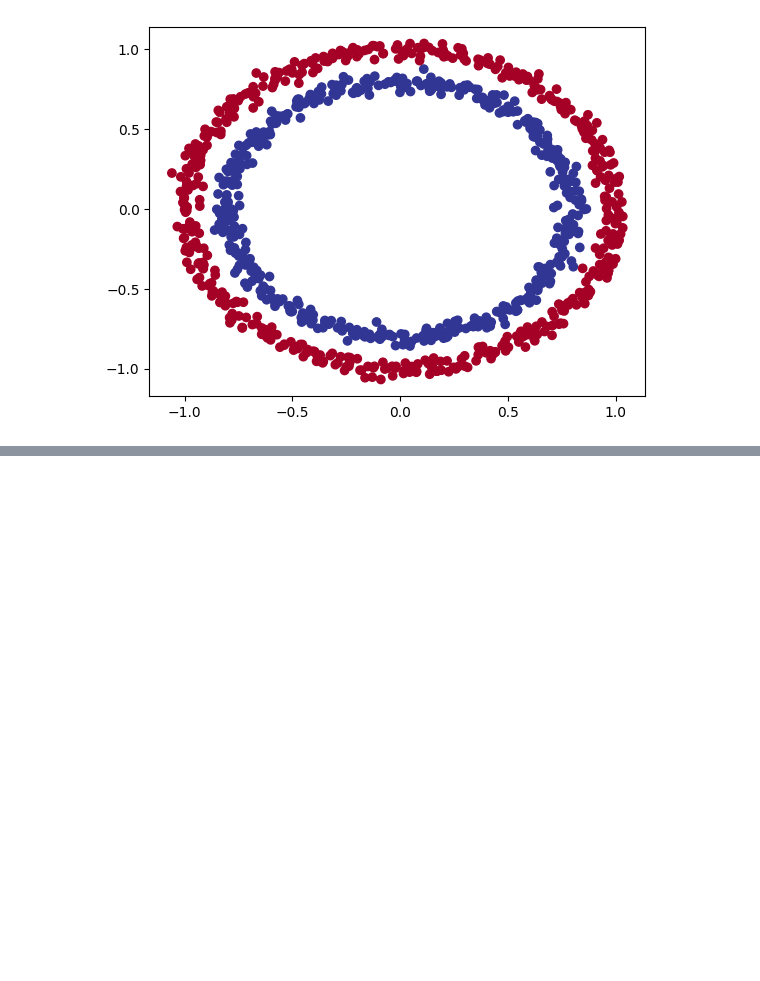
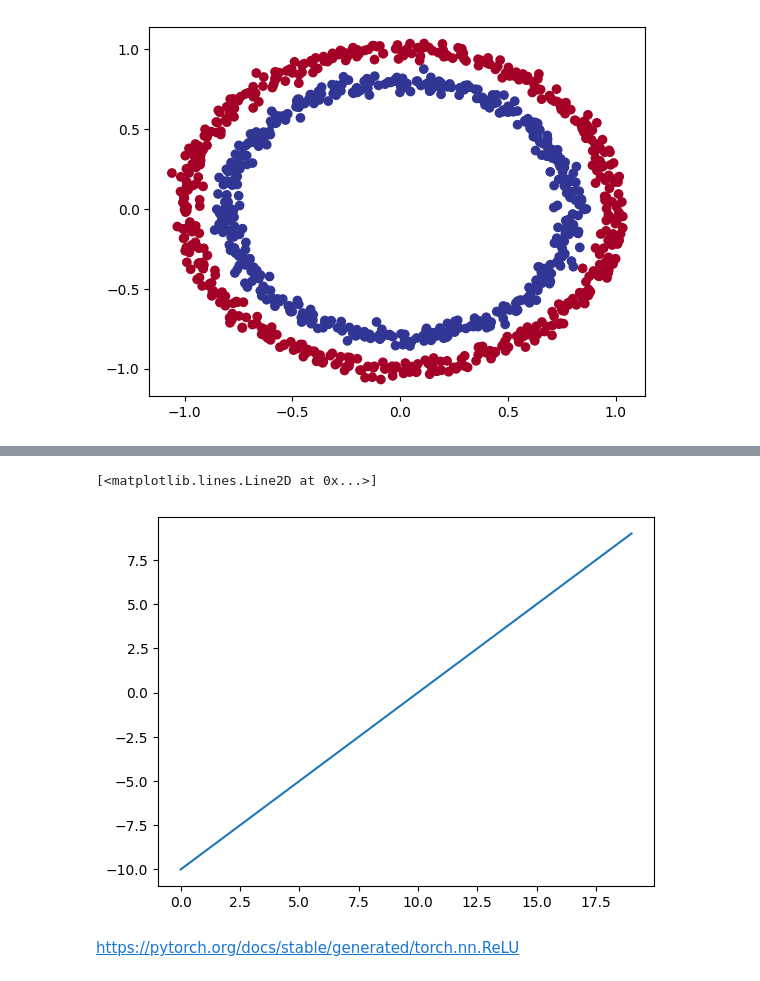
Before and after one commit to RumiaGIT/pytorch-research, a Jupyter notebook: 02_pytorch_classification.ipynb, the cells around one changed output, grey strips where cells are left out. Drawn from its saved outputs; the diff is of its cells as text; code cells hidden in the pictures; blank space fills up the shorter version.

Commit message:
Completion of pytorch classification

```diff
--- a/02_pytorch_classification.ipynb
+++ b/02_pytorch_classification.ipynb
@@ -528,0 +652,7 @@ y = torch.from_numpy(y).type(torch.float32)
+# %%
+plt.plot(A)
+# %% [output]
+[<matplotlib.lines.Line2D at 0x...>]
+[figure, added]
+# %% [markdown]
+https://pytorch.org/docs/stable/generated/torch.nn.ReLU
```
Also changed, not shown: parts of 50 cells of this notebook, 2 other files.
